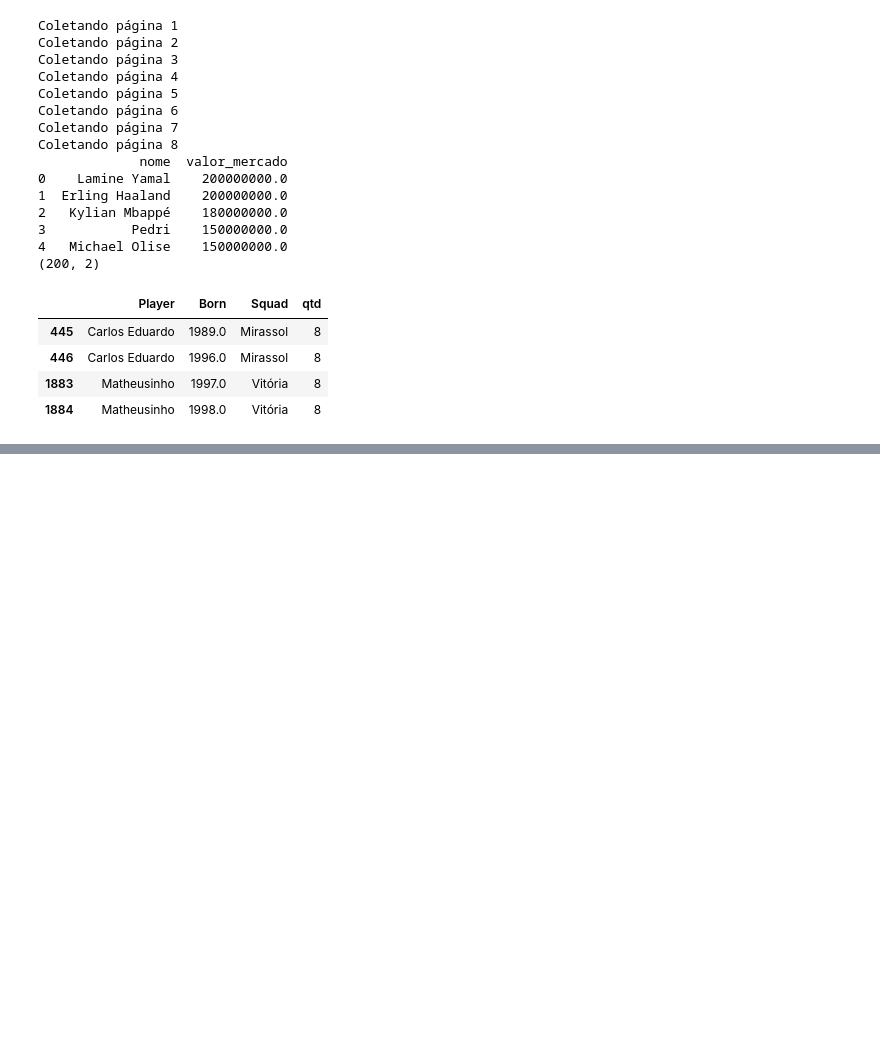
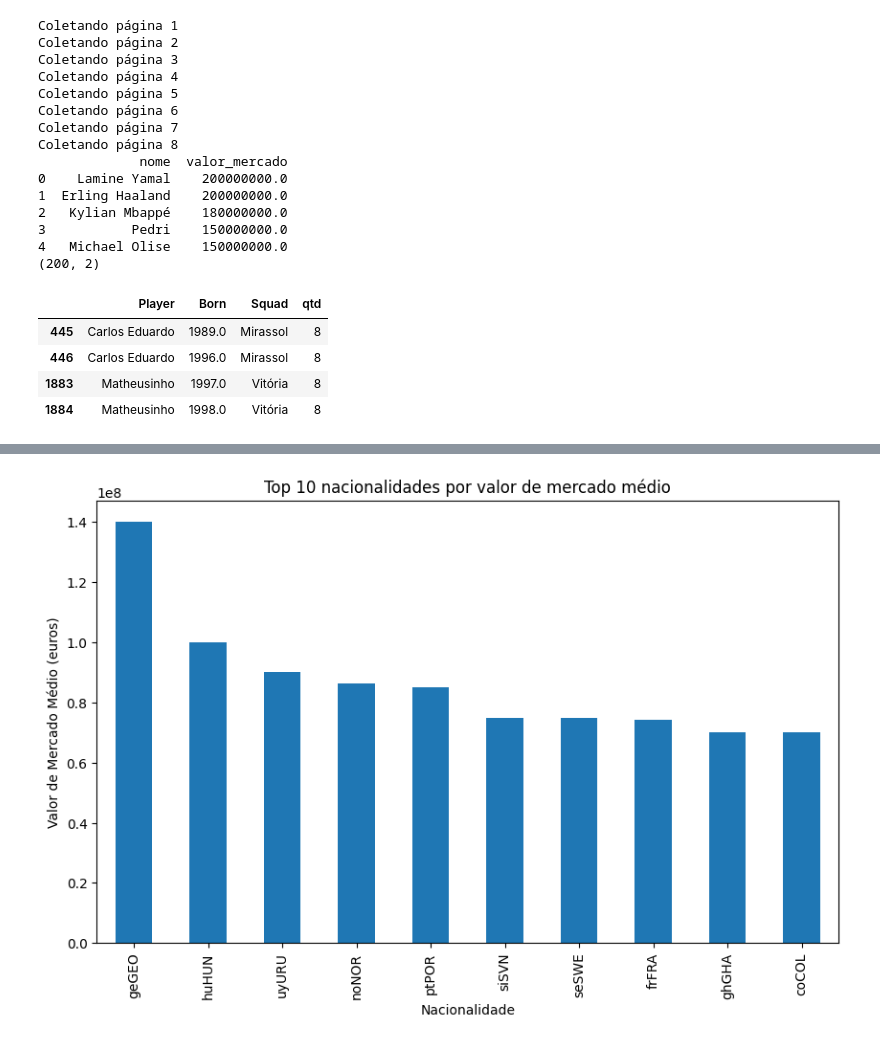
Before and after one commit to GabiMangili/DataMiningTrabalho, a Jupyter notebook: datamining.ipynb, the cells around one changed output, grey strips where cells are left out. Saved outputs shown, nothing was run; the diff lists cells and outputs as text; code cells hidden in the pictures; blank space fills up the shorter version.

```diff
--- a/datamining.ipynb
+++ b/datamining.ipynb
@@ -378,0 +551,33 @@ Jogadores sem valor de mercado: 2729
+# %%
+nac = (
+    dataset_final
+    .groupby("nacionalidade")
+    .agg(
+        qtd=("nome","count"),
+        valor_medio=("valor_mercado","mean")
+    )
+)
+
+nac = nac[nac["qtd"] >= 5]
+
+top10 = (
+    nac
+    .sort_values(
+        "valor_medio",
+        ascending=False
+    )
+    .head(10)
+)
+
+top10["valor_medio"].plot(
+    kind="bar",
+    figsize=(10,6)
+)
+
+plt.title("Top 10 nacionalidades por valor de mercado médio")
+plt.xlabel("Nacionalidade")
+plt.ylabel("Valor de Mercado Médio (euros)")
+
+plt.show()
+# %% [output]
+[figure, added]
```
Also changed, not shown: parts of 12 cells of this notebook, 1 other file.
